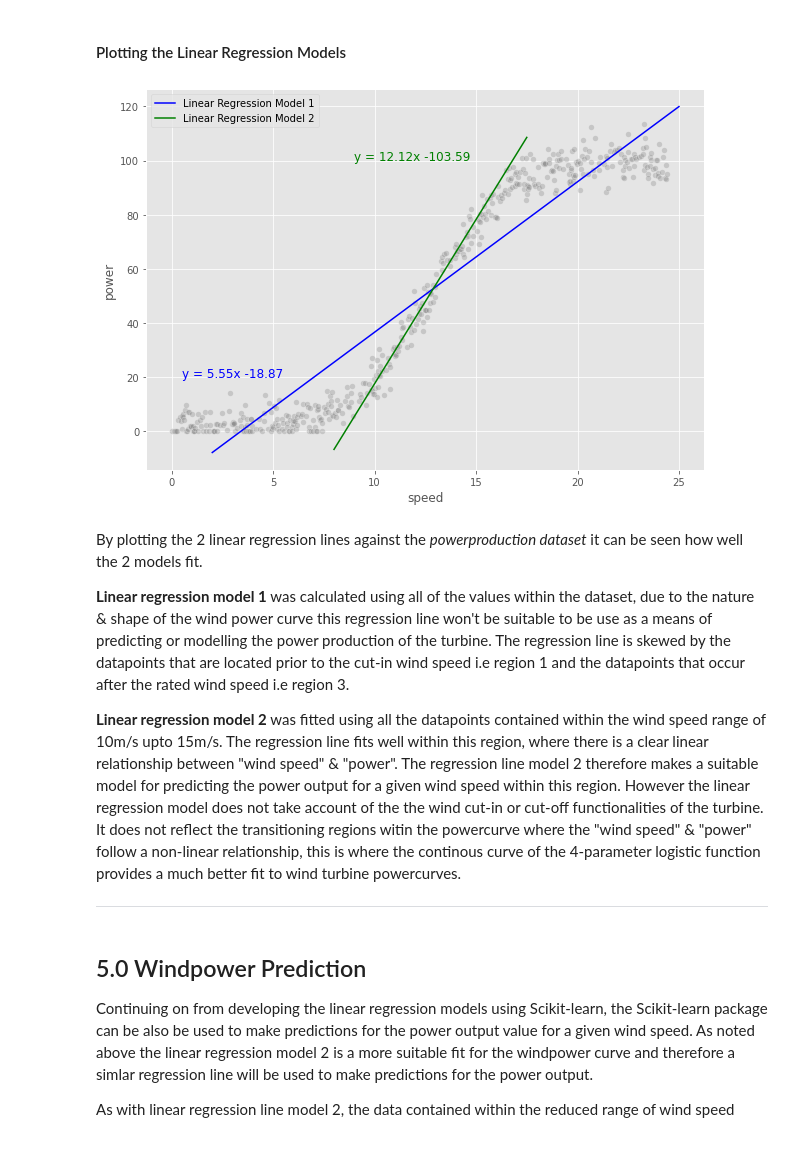
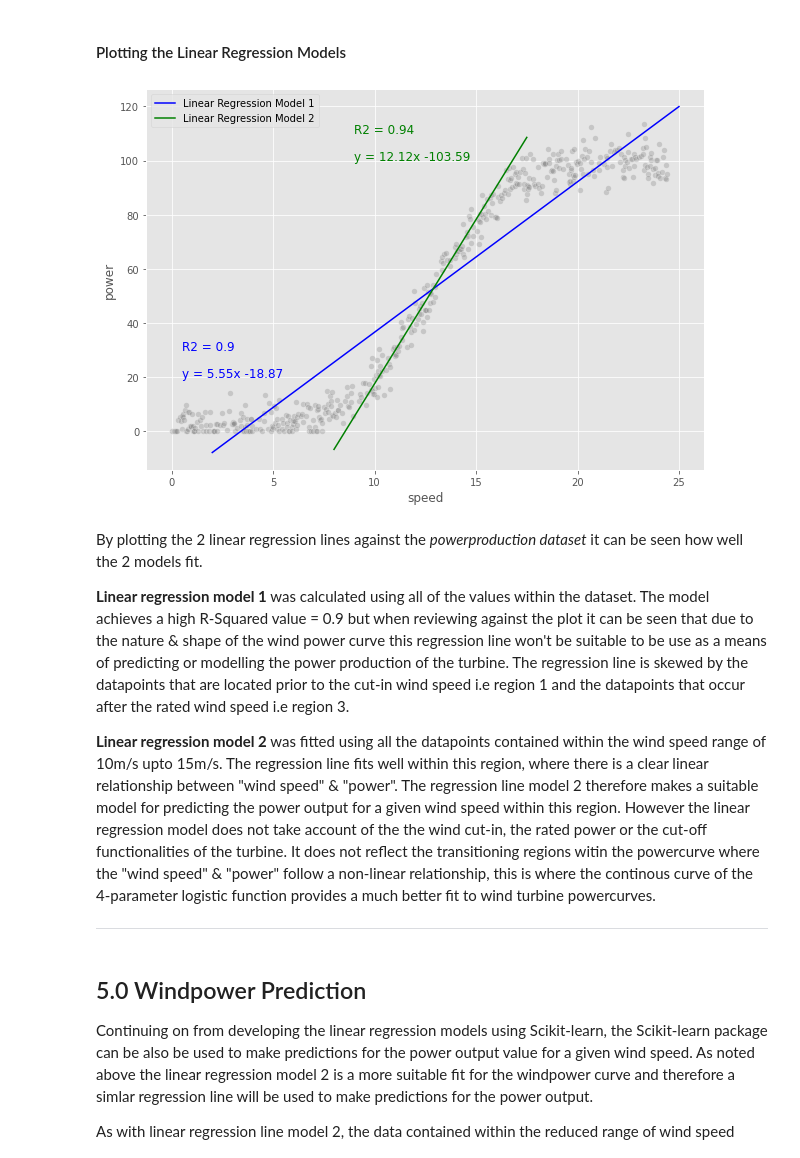
Before and after one commit to PaulSweeney89/FDA-Project2020, a Jupyter notebook: windpower.ipynb, the cells around one changed output. Drawn from its saved outputs; the diff is of its cells as text; code cells hidden in the pictures.

```diff
--- a/windpower.ipynb
+++ b/windpower.ipynb
@@ -668,29 +700,33 @@ x_2 = np.linspace(8, 17.5, 20)
 # %%
 # Linear Regression Model 1 Plot
 sns.lineplot(x=x_1, y=f1(x_1), color='b')
 
 # Linear Regression Model 2 Plot
 sns.lineplot(x=x_2, y=f2(x_2), color='g')
 
 # provide plot legend
 plt.legend(labels=['Linear Regression Model 1', 'Linear Regression Model 2'])
 
 # include regresion line equations on plots
 plt.text(0.5, 20, 'y = {}x {}'.format(round(model_1.coef_[0], 2), round(model_1.intercept_, 2)), color='blue', size=12)
 plt.text(9, 100, 'y = {}x {}'.format(round(model_2.coef_[0], 2), round(model_2.intercept_, 2)), color='green', size=12)
 
+# include r-squared values on plots
+plt.text(0.5, 30, 'R2 = {}'.format(round(r_sq_1, 2), round(model_1.intercept_, 2)), color='blue', size=12)
+plt.text(9, 110, 'R2 = {}'.format(round(r_sq_2, 2), round(model_2.intercept_, 2)), color='green', size=12)
+
 # Powerproduction Dataset Plot
 sns.scatterplot(data=df_clean, x="speed", y="power", color='grey', alpha=0.3)
 plt.show()
 # %% [output]
-[figure, old version]
+[figure, new version]
 # %% [markdown]
 By plotting the 2 linear regression lines against the *powerproduction dataset* it can be seen how well the 2 models fit.
 
-**Linear regression model 1** was calculated using all of the values within the dataset, due to the nature & shape of the wind power curve this regression line won't be suitable to be use as a means of predicting or modelling the power production of the turbine. The regression line is skewed by the datapoints that are located prior to the cut-in wind speed i.e region 1 and the datapoints that occur after the rated wind speed i.e region 3.
+**Linear regression model 1** was calculated using all of the values within the dataset. The model achieves a high R-Squared value = 0.9 but when reviewing against the plot it can be seen that due to the nature & shape of the wind power curve this regression line won't be suitable to be use as a means of predicting or modelling the power production of the turbine. The regression line is skewed by the datapoints that are located prior to the cut-in wind speed i.e region 1 and the datapoints that occur after the rated wind speed i.e region 3.
 
 **Linear regression model 2** was fitted using all the datapoints contained within the wind speed range of 10m/s upto 15m/s. The regression line fits well within this region, where there is a clear linear relationship between "wind speed" & "power". The regression line model 2 therefore makes a suitable model for predicting the power output for a given wind speed within this region.
-However the linear regression model does not take account of the the wind cut-in or cut-off functionalities of the turbine. It does not reflect the transitioning regions witin the powercurve where the "wind speed" & "power" follow a non-linear relationship, this is where the continous curve of the 4-parameter logistic function provides a much better fit to wind turbine powercurves.
+However the linear regression model does not take account of the the wind cut-in, the rated power or the cut-off functionalities of the turbine. It does not reflect the transitioning regions witin the powercurve where the "wind speed" & "power" follow a non-linear relationship, this is where the continous curve of the 4-parameter logistic function provides a much better fit to wind turbine powercurves.
 
 ***
 # %% [markdown]
```
Also changed, not shown: parts of 8 cells of this notebook.
